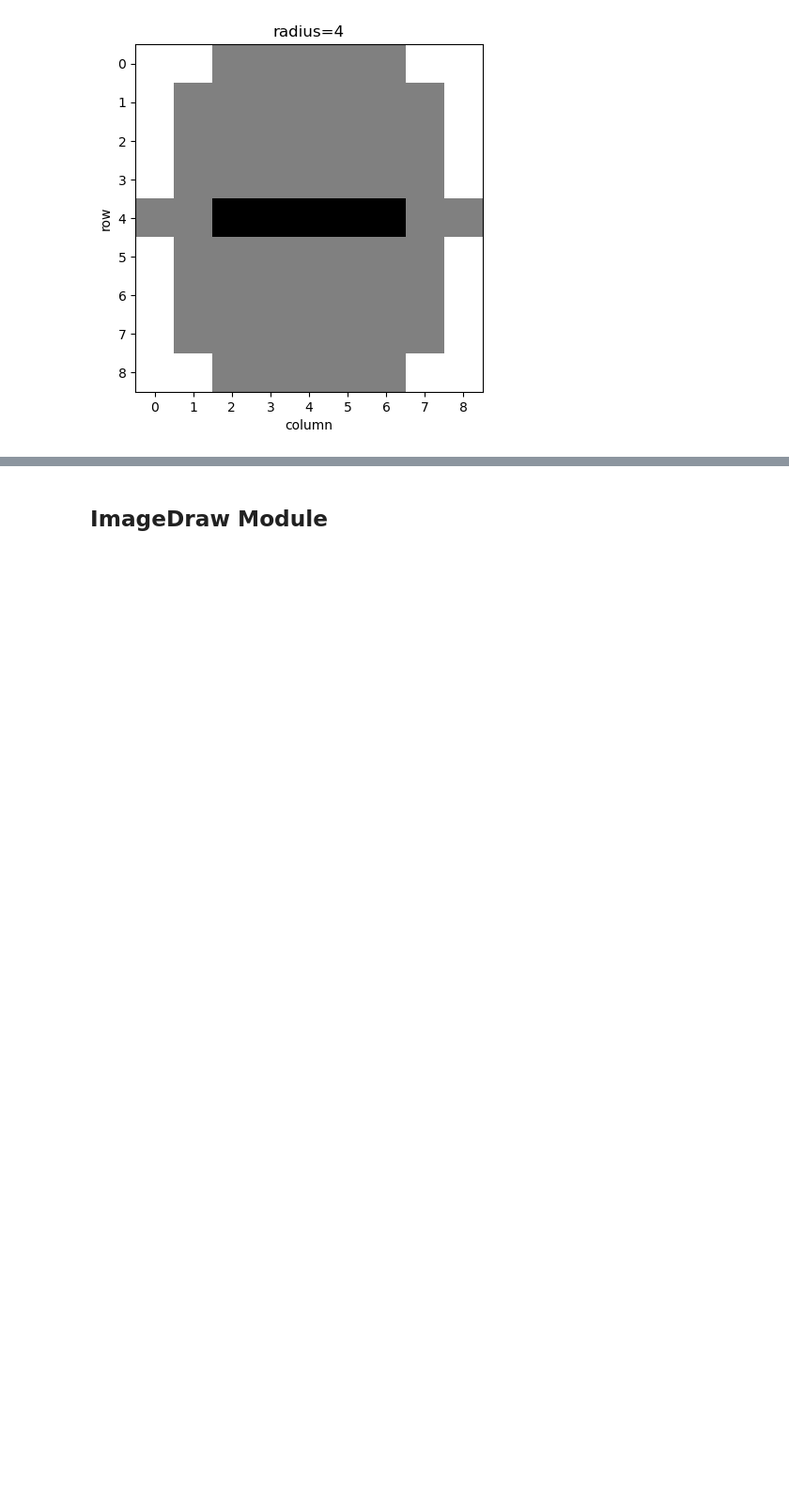
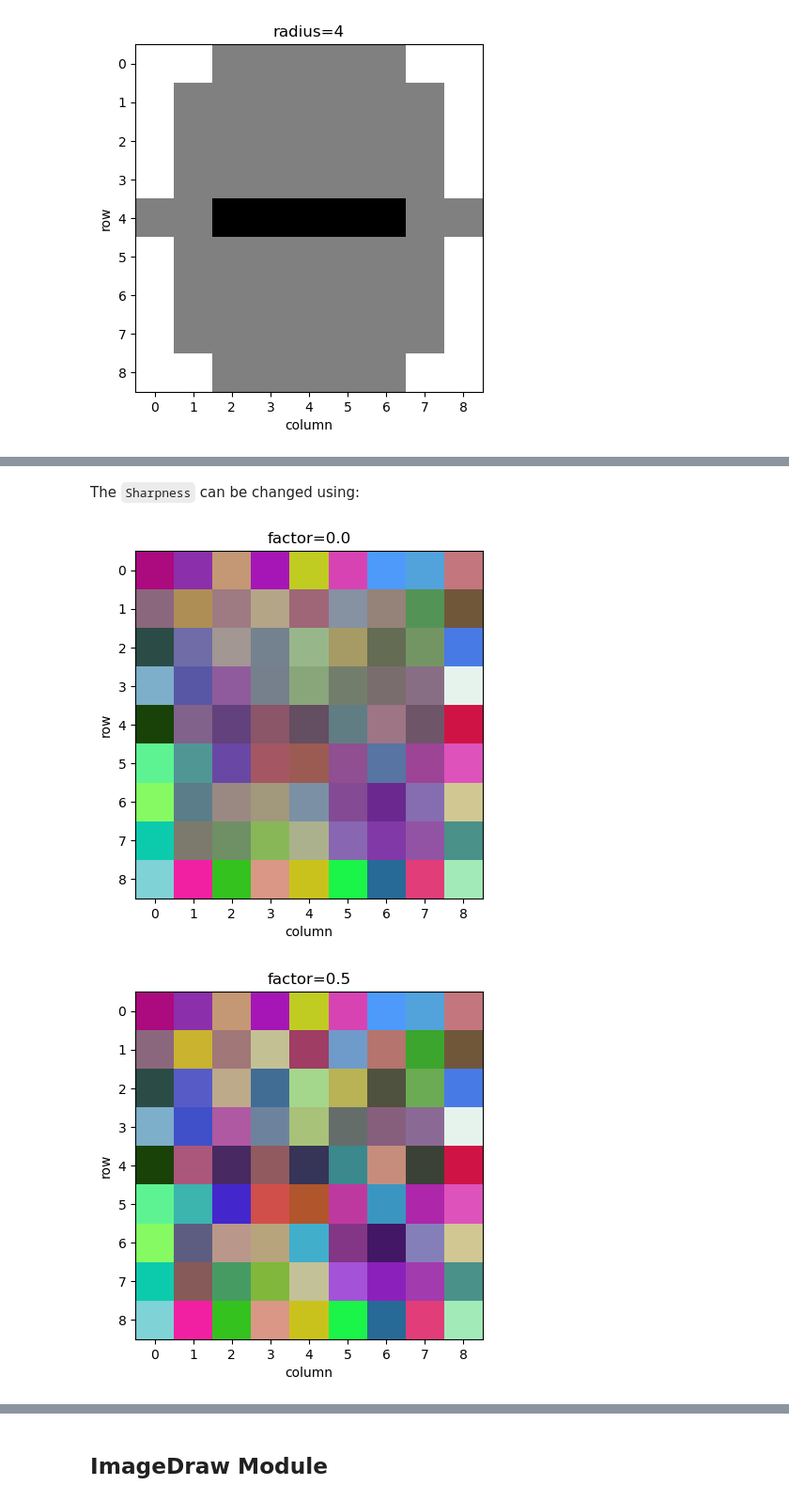
Before and after one commit to PhilipYip1988/python-notebooks, a Jupyter notebook: pillow_library/notebook.ipynb, the cells around one changed output, grey strips where cells are left out. Shown at 94% size. Cells and saved outputs as stored; diff of their text form; code cells hidden in the pictures; blank space fills up the shorter version.

````diff
--- a/pillow_library/notebook.ipynb
+++ b/pillow_library/notebook.ipynb
@@ -566,0 +642,17 @@ ImageEnhance ImageTransform ImageMath
+# %% [markdown]
+The ```Sharpness``` can be changed using:
+# %%
+sharpness = ImageEnhance.Sharpness(image_original)
+# %%
+image_sharpness_00 = sharpness.enhance(factor=0.0) # blurred image
+image_sharpness_05 = sharpness.enhance(factor=0.5)
+image_sharpness_10 = sharpness.enhance(factor=1.0) # original image
+image_sharpness_20 = sharpness.enhance(factor=2.0) # sharpened image
+# %%
+plot_filter(image=image_sharpness_00, title='factor=0.0')
+plot_filter(image=image_sharpness_05, title='factor=0.5')
+plot_filter(image=image_sharpness_10, title='factor=1.0')
+plot_filter(image=image_sharpness_20, title='factor=2.0')
+# %% [output]
+[figure, added]
+[figure, added]
````
Also changed, not shown: parts of 38 cells of this notebook.
